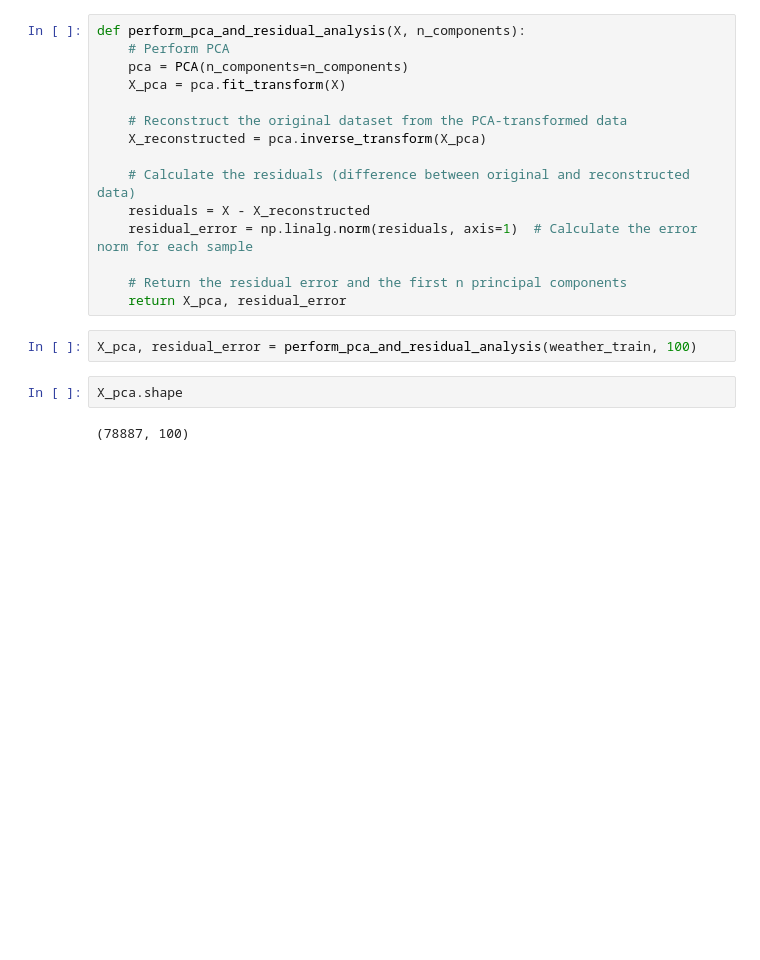
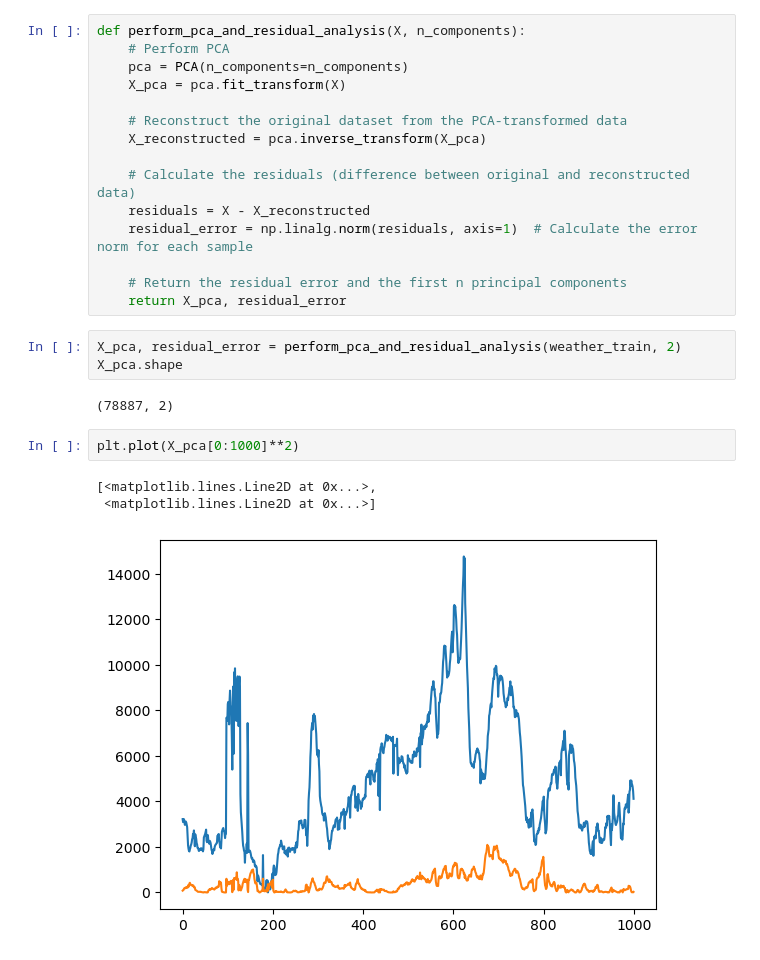
Before and after one commit to peterravn/Seminar-Adv-Finance, a Jupyter notebook: DARMA(1)-X.ipynb, the cells around one changed output. Drawn from its saved outputs; the diff is of its cells as text; blank space fills up the shorter version.

```diff
--- a/DARMA(1)-X.ipynb
+++ b/DARMA(1)-X.ipynb
@@ -49,8 +49,13 @@ def perform_pca_and_residual_analysis(X, n_components):
     # Return the residual error and the first n principal components
     return X_pca, residual_error
 # %%
-X_pca, residual_error = perform_pca_and_residual_analysis(weather_train, 100)
+X_pca, residual_error = perform_pca_and_residual_analysis(weather_train, 2)
+X_pca.shape
+# %% [output]
+(78887, 2)
-# %%
-X_pca.shape
-# %% [output]
-(78887, 100)
+# %%
+plt.plot(X_pca[0:1000]**2)
+# %% [output]
+[<matplotlib.lines.Line2D at 0x...>,
+ <matplotlib.lines.Line2D at 0x...>]
+[figure, added]
```
Also changed, not shown: parts of 4 cells of this notebook, 4 other files.
